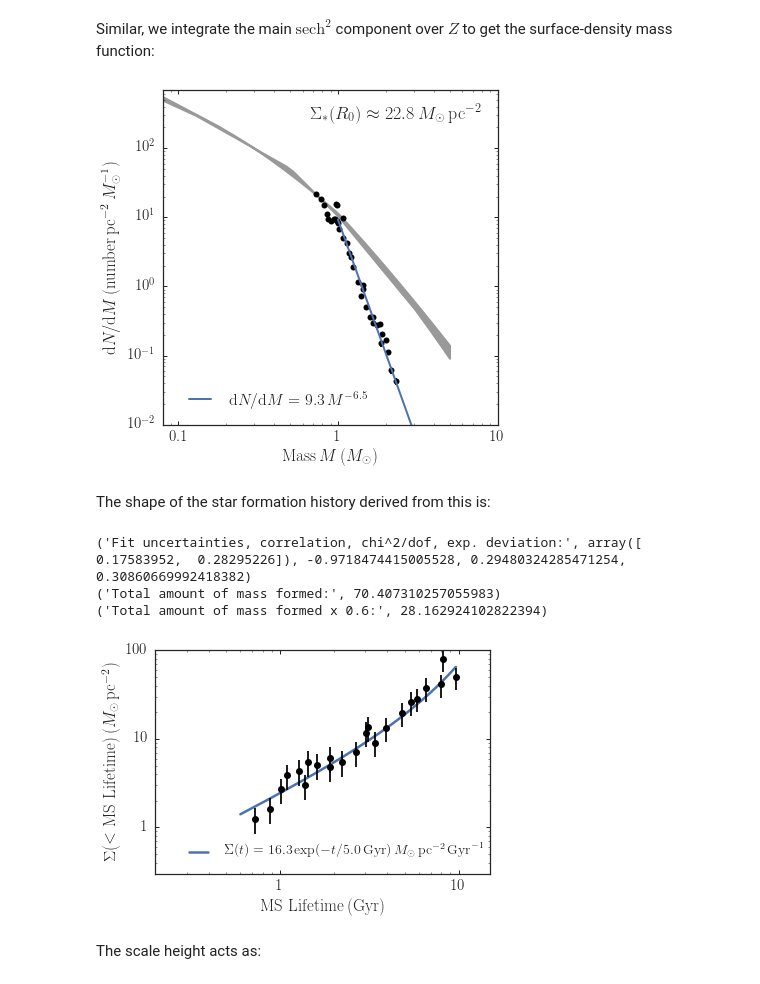
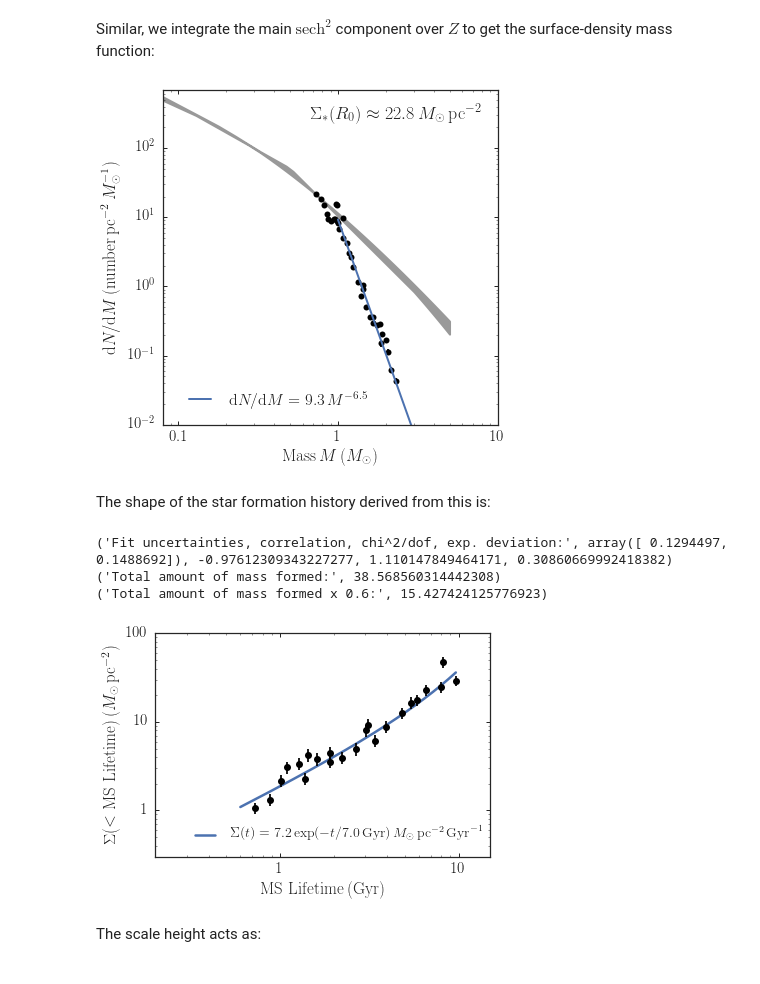
Before and after one commit to jobovy/tgas-completeness, a Jupyter notebook: py/TGAS-stellar-densities.ipynb, the cells around one changed output. Cells and saved outputs as stored; diff of their text form; code cells hidden in the pictures.

Commit message:
Fix plot on star-formation history in notebook

```diff
--- a/py/TGAS-stellar-densities.ipynb
+++ b/py/TGAS-stellar-densities.ipynb
@@ -695,18 +695,12 @@ errorbar(m_mid,
 ms= numpy.linspace(0.08,5.,101)
 imfs= numpy.empty((len(ms),3))
 totmass= numpy.empty(3)
-steepen_alpha= -0.5
-def steepen_highmass(m,alpha):
-    if isinstance(m,float): m= numpy.array([m])
-    out= numpy.ones_like(m)
-    out[m>1.]= m[m>1.]**alpha
-    return out
 for kk,imf_func in enumerate([imf.kroupa2003,imf.lognormalChabrier2001,imf.exponentialChabrier2001]):
     m_indx= numpy.fabs(m_mid-0.75) < 0.05
     fac= numpy.nanmedian((numpy.exp(all_p[:tnpop:skip,0][m_indx]-9.*numpy.log(10.)-numpy.log(dm[m_indx])
                                     +numpy.log(surffac)[m_indx]))\
                          /imf_func(m_mid[m_indx]))
-    imfs[:,kk]= imf_func(ms)*fac*steepen_highmass(ms,steepen_alpha)
+    imfs[:,kk]= imf_func(ms)*fac
     totmass[kk]= (integrate.quad(lambda m: m*imf_func(m)*fac,0.08,1.))[0]
 fill_between(ms,numpy.amin(imfs,axis=1),numpy.amax(imfs,axis=1),color='0.6',lw=2.,zorder=0)
 # Fit high-mass end
@@ -733,6 +727,6 @@ bovy_plot.bovy_text(r'$\Sigma_*(R_0) \approx %.1f\,M_\odot\,\mathrm{pc}^{-2}$' \
 gca().xaxis.set_major_formatter(FuncFormatter(
                 lambda y,pos: (r'${{:.{:1d}f}}$'.format(int(numpy.maximum(-numpy.log10(y),0)))).format(y)))
 # %% [output]
-[figure, old version]
+[figure, new version]
 # %% [markdown]
 The shape of the star formation history derived from this is:
@@ -749,8 +741,8 @@ imfs= numpy.empty((tnpop,3))
 for kk,imf_func in enumerate([imf.kroupa2003,imf.lognormalChabrier2001,imf.exponentialChabrier2001]):
     for jj in range(tnpop):
         fac= (numpy.exp(all_p[:tnpop:skip,0]-9.*numpy.log(10.)-numpy.log(dm[:tnpop:skip])))[jj]/imf_func(m_mid[jj])\
-                            /steepen_highmass(m_mid[jj],steepen_alpha)
-        imfs[jj,kk]= (integrate.quad(lambda m: m*imf_func(m)*fac*steepen_highmass(m,steepen_alpha),0.08,100.))[0]\
+
+        imfs[jj,kk]= (integrate.quad(lambda m: m*imf_func(m)*fac,0.08,100.))[0]\
                         *integrate.quad(lambda x: 1./numpy.cosh(x/2000./numpy.exp(all_p[:tnpop:skip,1][jj]))**2.,
                                        -1000.,1000.)[0]
 downfac= 0.9
@@ -768,37 +760,37 @@ errorbar(10.**(page-9.)[:tnpop],numpy.median(imfs,axis=1),
 Ags= numpy.linspace(0.6,10.**(page-9.)[:tnpop][-1],1001)
 #bovy_plot.bovy_plot(Ags,Ags/Ags[-1]*36.,color='0.5',lw=2.5,zorder=0,overplot=True)
 def exp_sfh(a,p0,p1):
     return numpy.exp(p1+p0)*(numpy.exp((a-10.)/numpy.exp(p0))-numpy.exp(-10./numpy.exp(p0)))
 p,pc= optimize.curve_fit(exp_sfh,10.**(page-9.)[:tnpop],imfs[:,2],#numpy.median(imfs,axis=1),
                          p0=[numpy.log(20.),numpy.log(7.)],
                          sigma=yerr,absolute_sigma=True)
 print("Fit uncertainties, correlation, chi^2/dof, exp. deviation:",
       np.sqrt(np.diag(pc)),pc[0,1]/numpy.prod(np.sqrt(np.diag(pc))),
       0.5*numpy.sum((exp_sfh(10.**(page-9.)[:tnpop],p[0],p[1])-numpy.median(imfs,axis=1))**2./yerr**2.)/(tnpop-2.),
      numpy.sqrt(2.*(tnpop-2.))/(tnpop-2.))
 print("Total amount of mass formed:",exp_sfh(10.,p[0],p[1]))
 print("Total amount of mass formed x 0.6:",exp_sfh(10.,p[0],p[1])*0.4)
 line= bovy_plot.bovy_plot(Ags,exp_sfh(Ags,p[0],p[1]),
                           color=sns.color_palette()[0],lw=2.5,ls='-',zorder=0,overplot=True)
 gcf().legend((line[0],),
               (r'$\Sigma(t) = %.1f\exp(-t/%.1f\,\mathrm{Gyr})\,M_\odot\,\mathrm{pc}^{-2}\,\mathrm{Gyr}^{-1}$' \
                    % (numpy.exp(p[1]),numpy.exp(p[0])),),
               bbox_to_anchor=(.925,.32),
               numpoints=8,
               prop={'size':14},
               frameon=False)
 gca().xaxis.set_major_formatter(FuncFormatter(
                 lambda y,pos: (r'${{:.{:1d}f}}$'.format(int(numpy.maximum(-numpy.log10(y),0)))).format(y)))
 gca().yaxis.set_major_formatter(FuncFormatter(
                 lambda y,pos: (r'${{:.{:1d}f}}$'.format(int(numpy.maximum(-numpy.log10(y),0)))).format(y)))
 if save_figures:
     plt.savefig(os.path.join(os.getenv('PAPERSDIR'),'2017-tgas-completeness','sfh.pdf'),
                 bbox_inches='tight')
 # %% [output]
-('Fit uncertainties, correlation, chi^2/dof, exp. deviation:', array([ 0.17583952,  0.28295226]), -0.9718474415005528, 0.29480324285471254, 0.30860669992418382)
-('Total amount of mass formed:', 70.407310257055983)
-('Total amount of mass formed x 0.6:', 28.162924102822394)
+('Fit uncertainties, correlation, chi^2/dof, exp. deviation:', array([ 0.1294497,  0.1488692]), -0.97612309343227277, 1.110147849464171, 0.30860669992418382)
+('Total amount of mass formed:', 38.568560314442308)
+('Total amount of mass formed x 0.6:', 15.427424125776923)
-[figure, old version]
+[figure, new version]
 # %% [markdown]
 The scale height acts as:
 # %%
```
Also changed, not shown: parts of 19 cells of this notebook.
